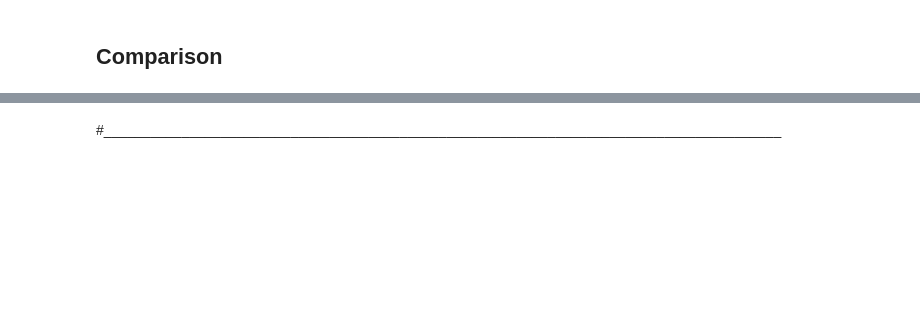
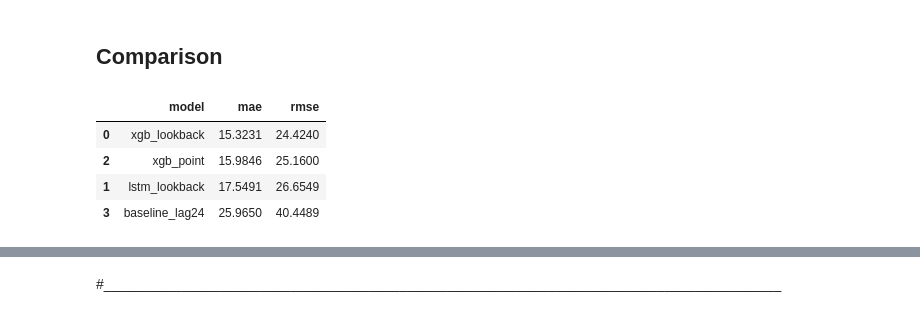
Before and after one commit to ds24m048/masters-thesis, a Jupyter notebook: price-forecast.ipynb, the cells around one changed output, grey strips where cells are left out. Saved outputs shown, nothing was run; the diff lists cells and outputs as text; code cells hidden in the pictures; blank space fills up the shorter version.

```diff
--- a/price-forecast.ipynb
+++ b/price-forecast.ipynb
@@ -388,7 +388,7 @@ def asinh_transform(y, c):
 def asinh_inverse(y_t, c):
     return c * np.sinh(y_t)
 # raw truth
-y_test_raw = test_df[TARGET_COL].to_numpy(dtype=np.float32)
+y_test = test_df[TARGET_COL].to_numpy(dtype=np.float32)
 
 
 scaler = RobustScaler()
@@ -590,11 +584,11 @@ xgb_lookback = joblib.load("xgb_lookback_model.joblib")
 # %%
-y_pred_xgb_point2_t = xgb_point.predict(X_test_point)
-y_pred_xgb_point2   = asinh_inverse(y_pred_xgb_point2_t, c)
+y_pred_xgb_point_t = xgb_point.predict(X_test_point)
+y_pred_xgb_point   = asinh_inverse(y_pred_xgb_point2_t, c)
 
-y_pred_xgb_lookback2_t = xgb_lookback.predict(X_test_flat_lookback)
-y_pred_xgb_lookback2   = asinh_inverse(y_pred_xgb_lookback2_t, c)
+y_pred_xgb_lookback_t = xgb_lookback.predict(X_test_flat_lookback)
+y_pred_xgb_lookback   = asinh_inverse(y_pred_xgb_lookback2_t, c)
 
 pd.DataFrame([
-    {"model": "xgb_point",    "mae": mae_score(y_test_raw, y_pred_xgb_point2),    "rmse": rmse_score(y_test_raw, y_pred_xgb_point2)},
-    {"model": "xgb_lookback", "mae": mae_score(y_test_raw, y_pred_xgb_lookback2), "rmse": rmse_score(y_test_raw, y_pred_xgb_lookback2)},
+    {"model": "xgb_point",    "mae": mae_score(y_test, y_pred_xgb_point2),    "rmse": rmse_score(y_test, y_pred_xgb_point2)},
+    {"model": "xgb_lookback", "mae": mae_score(y_test, y_pred_xgb_lookback2), "rmse": rmse_score(y_test, y_pred_xgb_lookback2)},
 ]).sort_values("mae")
@@ -633,10 +650,16 @@ y_pred_lstm = asinh_inverse(y_pred_lstm_t, c)
 ## Comparison
 # %%
 scores = pd.DataFrame([
-    {"model": "xgb_lookback",  "mae": mae_score(y_test_raw, y_pred_xgb_lookback2), "rmse": rmse_score(y_test_raw, y_pred_xgb_lookback2)},
-    {"model": "lstm_lookback", "mae": mae_score(y_test_raw, y_pred_lstm),           "rmse": rmse_score(y_test_raw, y_pred_lstm)},
-    {"model": "xgb_point",     "mae": mae_score(y_test_raw, y_pred_xgb_point2),     "rmse": rmse_score(y_test_raw, y_pred_xgb_point2)},
+    {"model": "xgb_lookback",  "mae": mae_score(y_test, y_pred_xgb_lookback), "rmse": rmse_score(y_test, y_pred_xgb_lookback)},
+    {"model": "lstm_lookback", "mae": mae_score(y_test, y_pred_lstm),           "rmse": rmse_score(y_test, y_pred_lstm)},
+    {"model": "xgb_point",     "mae": mae_score(y_test, y_pred_xgb_point),     "rmse": rmse_score(y_test, y_pred_xgb_point)},
     {"model": "baseline_lag24","mae": mae_score(y_test, pred_daily),                "rmse": rmse_score(y_test, pred_daily)},
 ]).sort_values("mae")
 
 scores
+# %% [output]
+|  | model | mae | rmse |
+| 0 | xgb_lookback | 15.3231 | 24.4240 |
+| 2 | xgb_point | 15.9846 | 25.1600 |
+| 1 | lstm_lookback | 17.5491 | 26.6549 |
+| 3 | baseline_lag24 | 25.9650 | 40.4489 |
```
Also changed, not shown: parts of 13 cells of this notebook.
